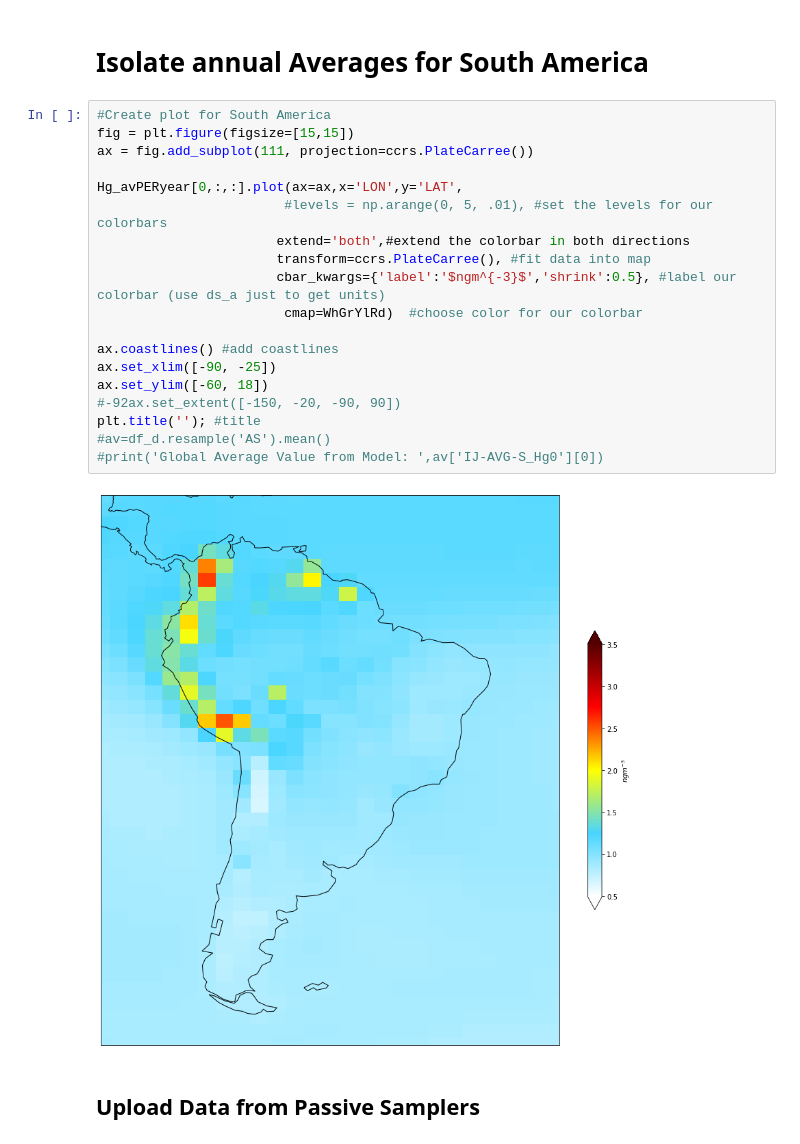
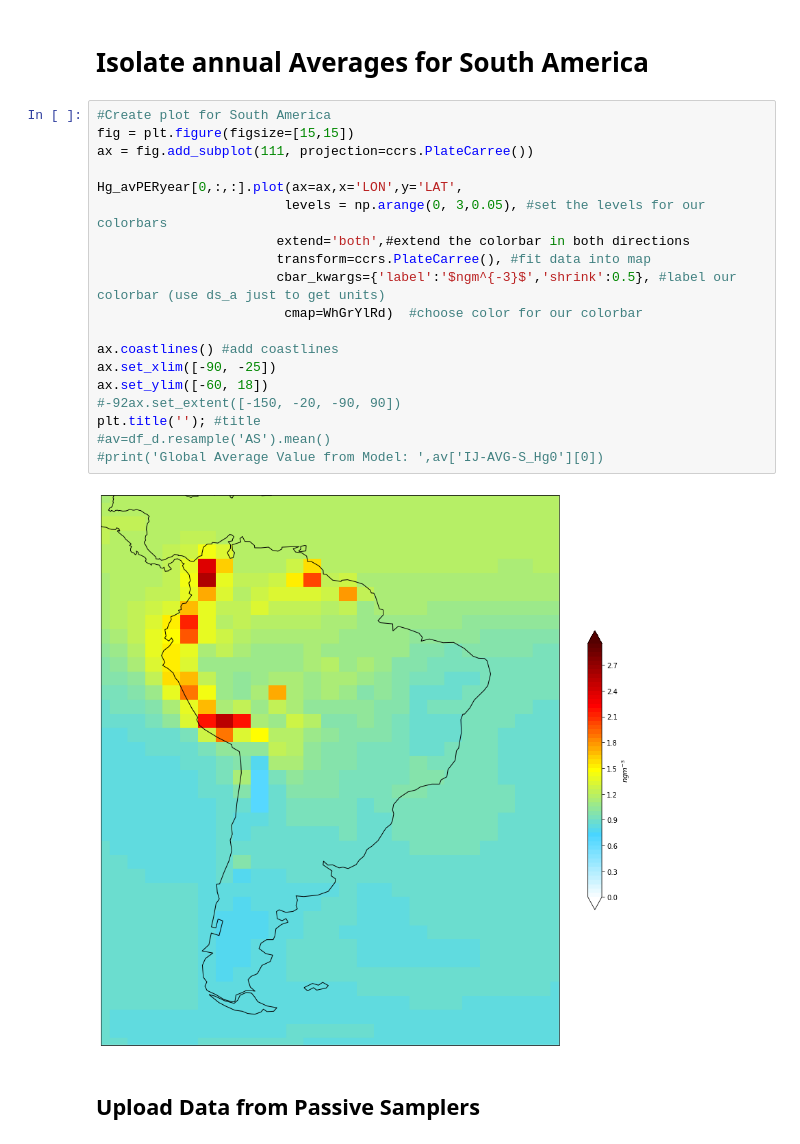
Before and after one commit to Shakes-tzd/MIT_TPP_thesis, a Jupyter notebook: JPnotebooks/LATAM_Passive_Sampler_Data_Analysis/Latam Tracer Concentrations Plots-2015.ipynb, the cells around one changed output. Drawn from its saved outputs; the diff is of its cells as text.

```diff
--- a/JPnotebooks/LATAM_Passive_Sampler_Data_Analysis/Latam Tracer Concentrations Plots-2015.ipynb
+++ b/JPnotebooks/LATAM_Passive_Sampler_Data_Analysis/Latam Tracer Concentrations Plots-2015.ipynb
@@ -413,24 +414,24 @@ plt.title('Annual Averaged Hg0', fontsize = 16); #title
 # %%
 #Create plot for South America
 fig = plt.figure(figsize=[15,15])
 ax = fig.add_subplot(111, projection=ccrs.PlateCarree())
 
 Hg_avPERyear[0,:,:].plot(ax=ax,x='LON',y='LAT',
-                        #levels = np.arange(0, 5, .01), #set the levels for our colorbars
+                        levels = np.arange(0, 3,0.05), #set the levels for our colorbars
                        extend='both',#extend the colorbar in both directions
                        transform=ccrs.PlateCarree(), #fit data into map
                        cbar_kwargs={'label':'$ngm^{-3}$','shrink':0.5}, #label our colorbar (use ds_a just to get units)
                         cmap=WhGrYlRd)  #choose color for our colorbar
 
 ax.coastlines() #add coastlines
 ax.set_xlim([-90, -25])
 ax.set_ylim([-60, 18])
 #-92ax.set_extent([-150, -20, -90, 90])
 plt.title(''); #title
 #av=df_d.resample('AS').mean()
 #print('Global Average Value from Model: ',av['IJ-AVG-S_Hg0'][0])
 # %% [output]
-[figure, old version]
+[figure, new version]
 # %% [markdown]
 ## Upload Data from Passive Samplers
 # %%
```
Also changed, not shown: parts of 12 cells of this notebook, 4 other files.
